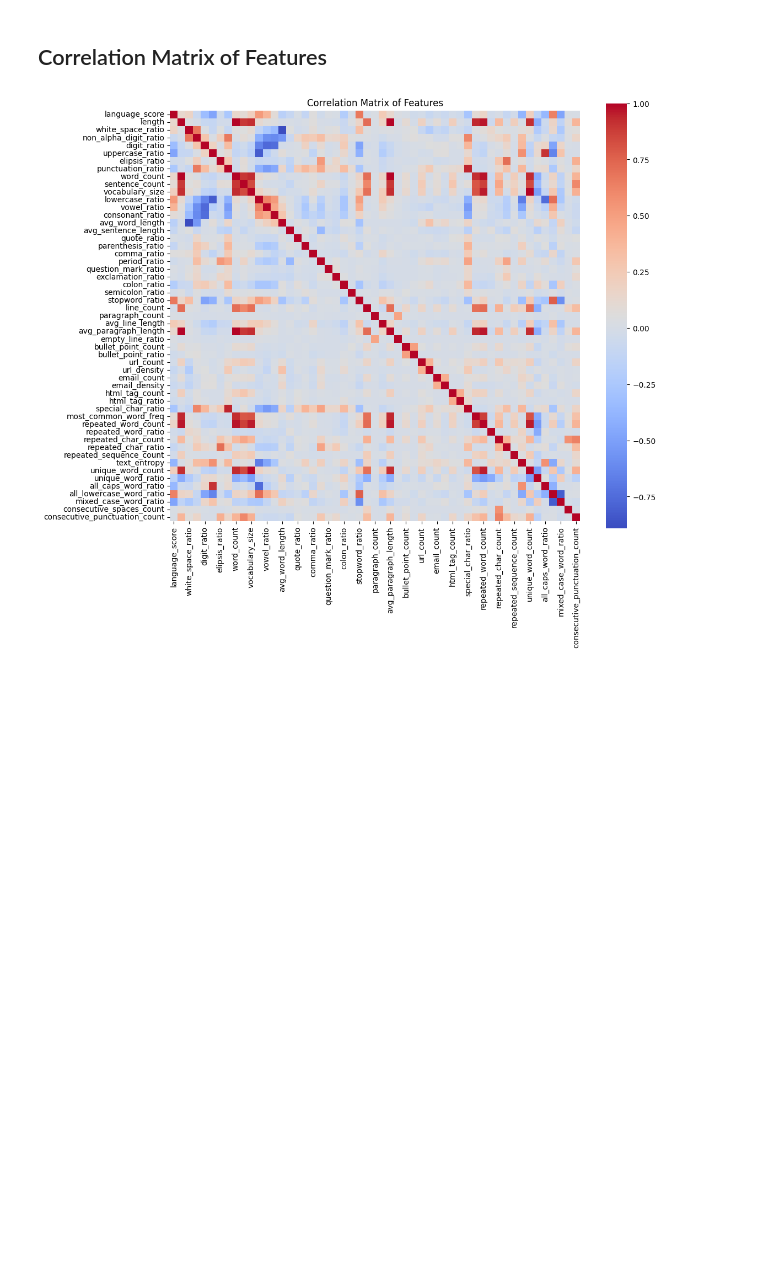
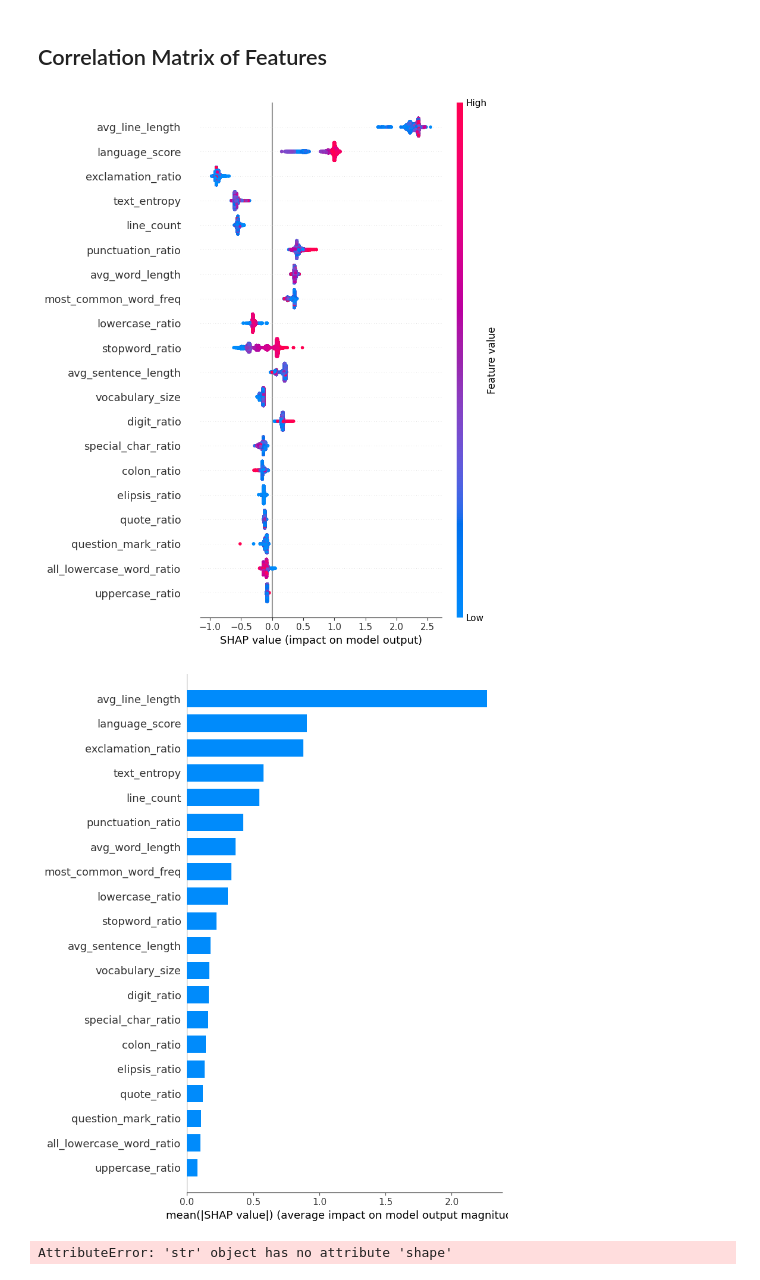
Before and after one commit to GIOSTE52/ita-llm-pipeline, a Jupyter notebook: notebooks/report.ipynb, the cells around one changed output. Cells and saved outputs as stored; diff of their text form; code cells hidden in the pictures; blank space fills up the shorter version.

```diff
--- a/notebooks/report.ipynb
+++ b/notebooks/report.ipynb
@@ -34,7 +34,7 @@ artifact = joblib.load("../models/lgbm_quality_model.joblib")
 model : lgb.LGBMClassifier = artifact["model"]
 scaler : StandardScaler = artifact["scaler"]
 
-csv_path = "stats_from_testing.csv"
+csv_path = "../output/feature/doc_stats_per_file.csv"
 feature_names = [
 "language_score",
 "length",
@@ -252,12 +206,22 @@ plt.figure(figsize=(12, 10))
 sns.heatmap(X_scaled.corr(), annot=False, cmap='coolwarm', square=True)
 plt.title('Correlation Matrix of Features')
 plt.show()
-# %% [output]
-[figure, removed]
 # %%
 import shap
 
 # model = tuo modello LGBM già addestrato
 explainer = shap.TreeExplainer(model)
 
 shap_values = explainer.shap_values(X)
+shap_values_good = shap_values[1]
+shap_values_bad = shap_values[0]
+
+shap.summary_plot(shap_values, X)
+
+shap.summary_plot(shap_values, X, plot_type="bar")
+
+shap.summary_plot("avg_line_lenght", shap_values, X)
+# %% [output]
+[figure, added]
+[figure, added]
+AttributeError: 'str' object has no attribute 'shape'
```
Also changed, not shown: parts of 5 cells of this notebook, 4 other files.
